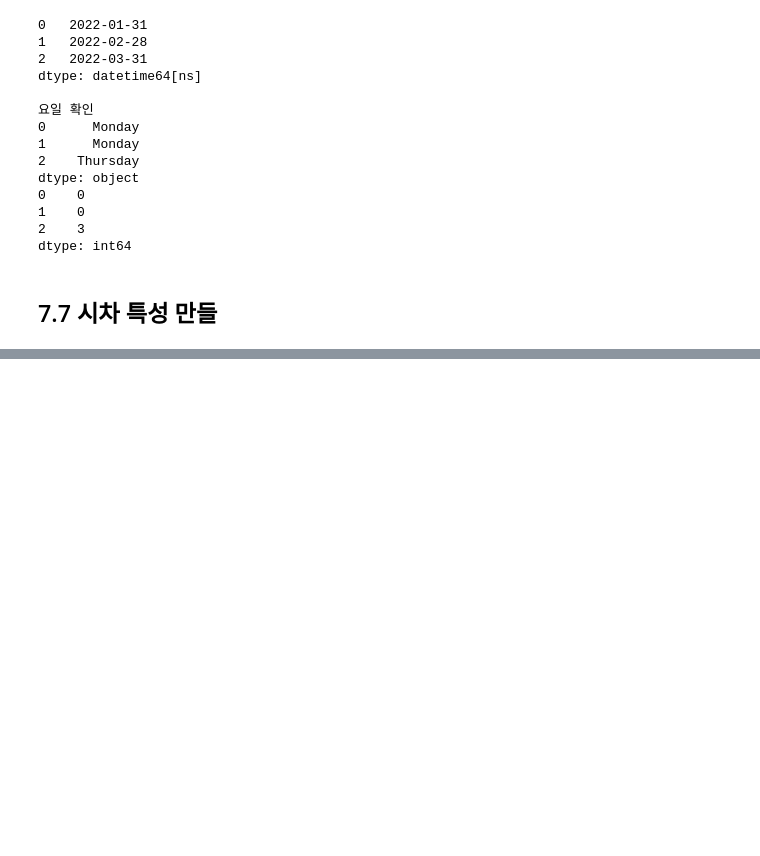
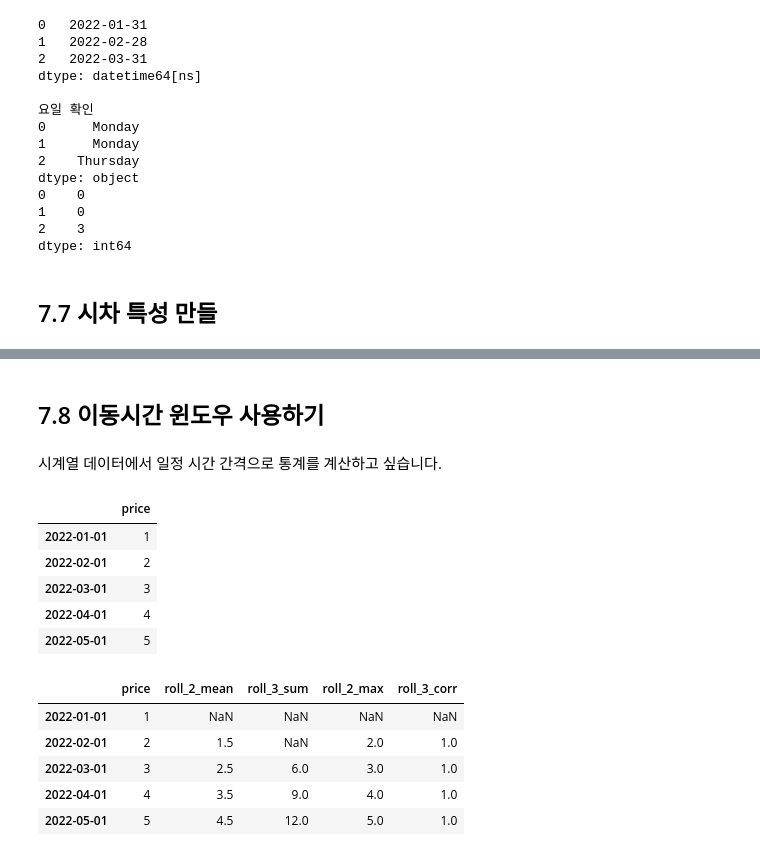
Before and after one commit to johyunkang/MLwithPythonCookbook, a Jupyter notebook: 7_datetime.ipynb, the cells around one changed output, grey strips where cells are left out. Saved outputs shown, nothing was run; the diff lists cells and outputs as text; code cells hidden in the pictures; blank space fills up the shorter version.

```diff
--- a/7_datetime.ipynb
+++ b/7_datetime.ipynb
@@ -221,0 +239,27 @@ dtype: int64
+# %% [markdown]
+## 7.8 이동시간 윈도우 사용하기
+# %% [markdown]
+시계열 데이터에서 일정 시간 간격으로 통계를 계산하고 싶습니다.
+# %%
+time_index = pd.date_range('2022-01-01', periods=5, freq='MS')
+df = pd.DataFrame(index=time_index)
+df['price'] = [1,2,3,4,5]
+display(df)
+df['roll_2_mean'] = df['price'].rolling(window=2).mean()
+df['roll_3_sum'] = df['price'].rolling(window=3).sum()
+df['roll_2_max'] = df['price'].rolling(window=2).max()
+df['roll_3_corr'] = df['price'].rolling(window=2).corr()
+display(df)
+# %% [output]
+|  | price |
+| 2022-01-01 | 1 |
+| 2022-02-01 | 2 |
+| 2022-03-01 | 3 |
+| 2022-04-01 | 4 |
+| 2022-05-01 | 5 |
+|  | price | roll_2_mean | roll_3_sum | roll_2_max | roll_3_corr |
+| 2022-01-01 | 1 | NaN | NaN | NaN | NaN |
+| 2022-02-01 | 2 | 1.5 | NaN | 2.0 | 1.0 |
+| 2022-03-01 | 3 | 2.5 | 6.0 | 3.0 | 1.0 |
+| 2022-04-01 | 4 | 3.5 | 9.0 | 4.0 | 1.0 |
+| 2022-05-01 | 5 | 4.5 | 12.0 | 5.0 | 1.0 |
```
Also changed, not shown: parts of 9 cells of this notebook.
